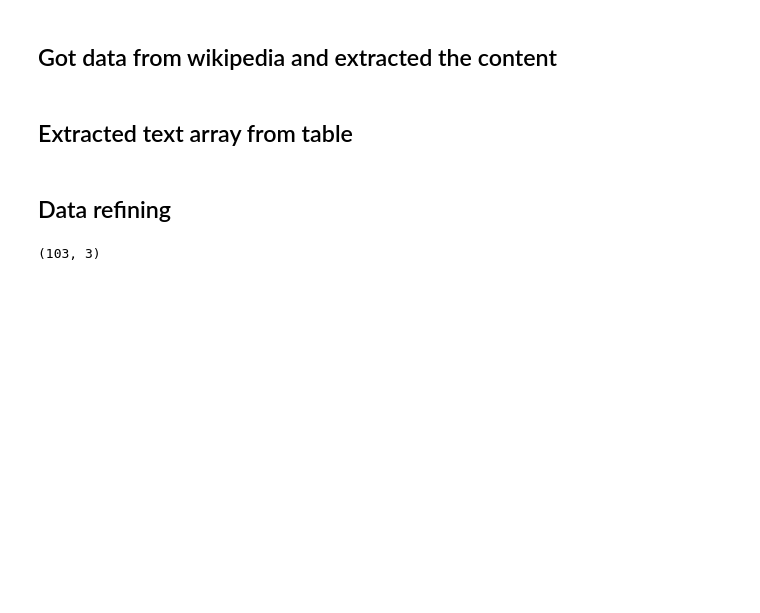
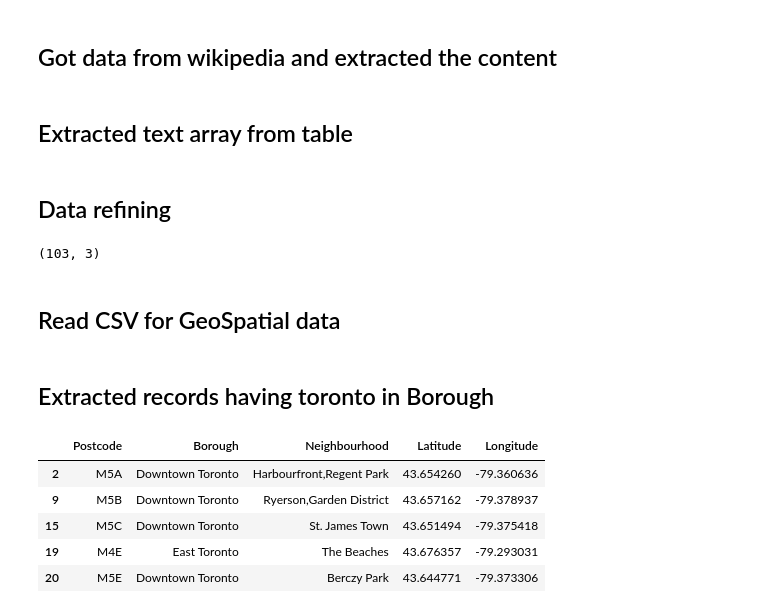
Before and after one commit to Mishra-Sagar/Coursera_Capstone, a Jupyter notebook: Segmenting and Clustering.ipynb, the cells around one changed output. Cells and saved outputs as stored; diff of their text form; code cells hidden in the pictures; blank space fills up the shorter version.

Commit message:
Added code for map and toronto clustering

```diff
--- a/Segmenting and Clustering.ipynb
+++ b/Segmenting and Clustering.ipynb
@@ -39,3 +39,23 @@ df = df.replace("Not assigned", "Queen's Park")
 df.shape
 # %% [output]
 (103, 3)
+# %% [markdown]
+<h2>Read CSV for GeoSpatial data</h2>
+# %%
+url = "http://cocl.us/Geospatial_data"
+geo_df = pd.read_csv(url)
+geo_df.rename(columns={'Postal Code': 'Postcode'}, inplace=True)
+df = pd.merge(df, geo_df, on='Postcode')
+# %% [markdown]
+<h2>Extracted records having toronto in Borough</h2>
+# %%
+toronto_df = df[df['Borough'].str.contains('Toronto')]
+# %%
+toronto_df.head()
+# %% [output]
+|  | Postcode | Borough | Neighbourhood | Latitude | Longitude |
+| 2 | M5A | Downtown Toronto | Harbourfront,Regent Park | 43.654260 | -79.360636 |
+| 9 | M5B | Downtown Toronto | Ryerson,Garden District | 43.657162 | -79.378937 |
+| 15 | M5C | Downtown Toronto | St. James Town | 43.651494 | -79.375418 |
+| 19 | M4E | East Toronto | The Beaches | 43.676357 | -79.293031 |
+| 20 | M5E | Downtown Toronto | Berczy Park | 43.644771 | -79.373306 |
```
Also changed, not shown: parts of 5 cells of this notebook.
